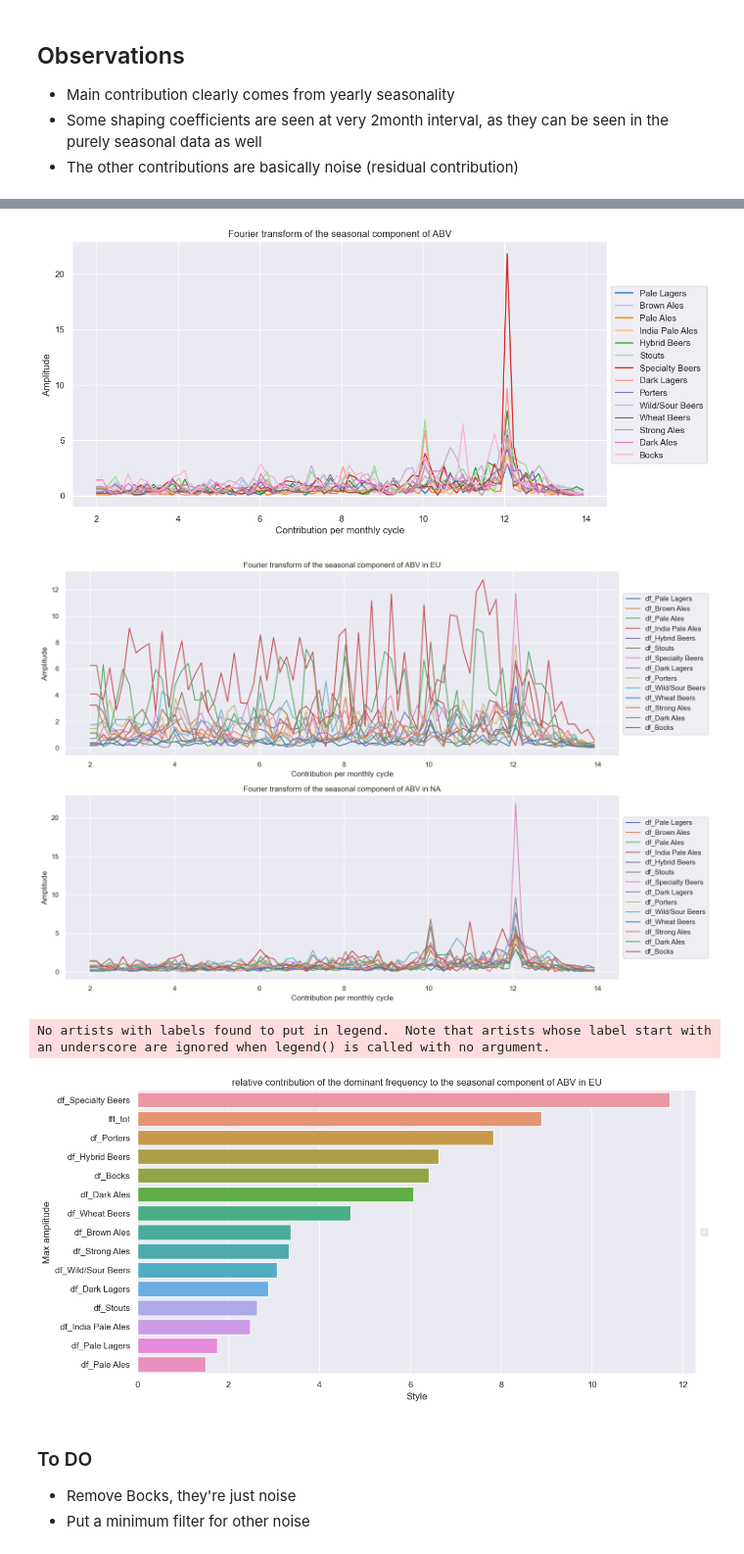
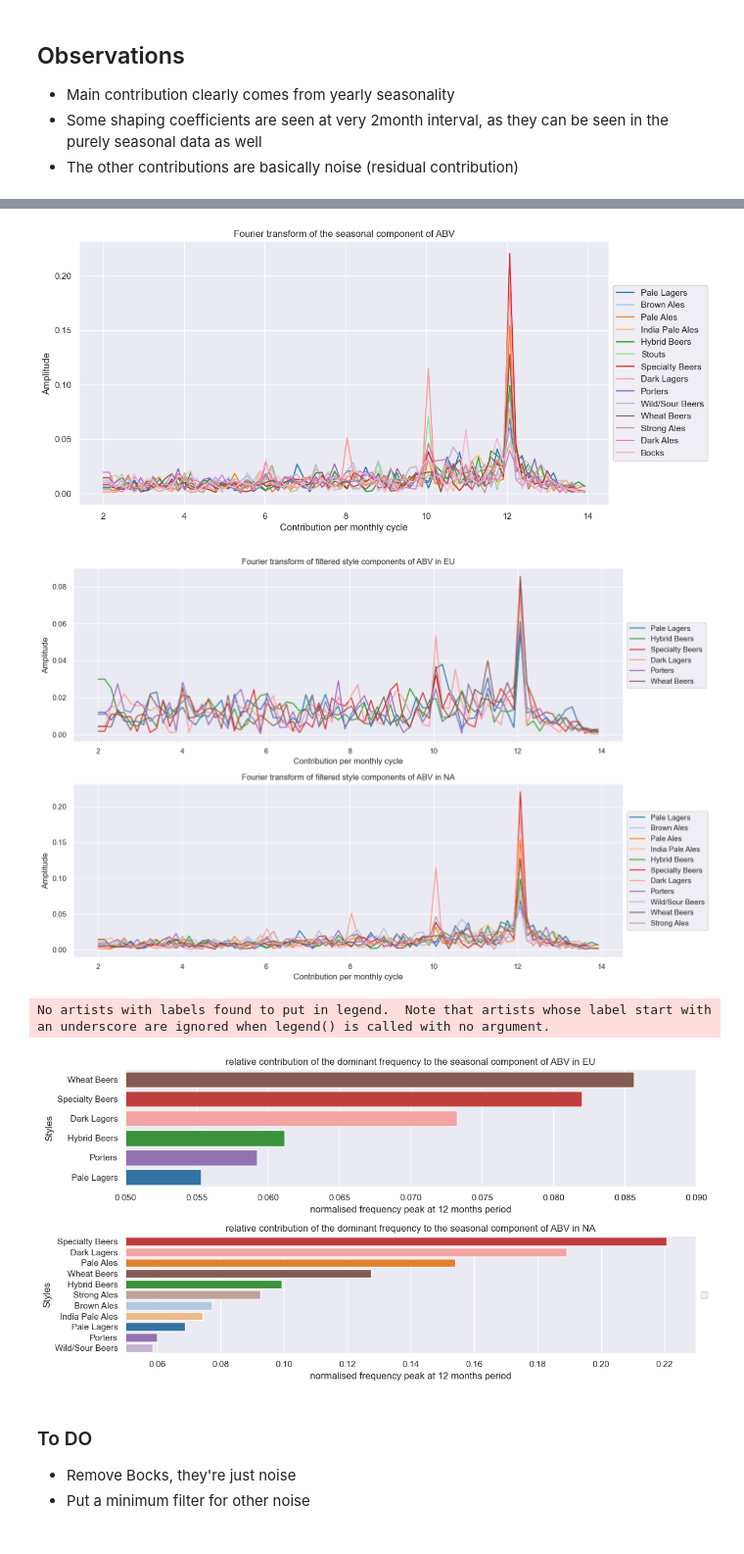
Before and after one commit to epfl-ada/ada-2023-project-welovepandas, a Jupyter notebook: Time_series.ipynb, the cells around one changed output, grey strips where cells are left out. Shown at 98% size. Saved outputs shown, nothing was run; the diff lists cells and outputs as text; code cells hidden in the pictures.

Commit message:
Added barplot for seasonality contribution

```diff
--- a/Time_series.ipynb
+++ b/Time_series.ipynb
@@ -223,7 +223,7 @@ def fourier_transform(list_df, names_list):
         # and multiply by 2 to account for the negative frequencies
         xf =  (xf[index] + 1) * 2
         yf =  yf[index]
-        yf = yf #/ sum(yf)
+        yf = yf / sum(yf) # normalise w.r.t. the peak to weaken those with lot of noise throughout the year -> highlight those that mainly peak once per year
         fft_df = pd.DataFrame({'fft': yf, 'time': xf})
         fft_dict[f"df_{names_list[val]}"] = fft_df
 
@@ -291,7 +291,7 @@ fft_dict_EU = fourier_transform(df_list_EU, names_list)
 # %%
 fft_dict_NA = fourier_transform(df_list_NA, names_list)
 # %% [output]
-[figure, old version]
+[figure, new version]
 # %%
 # filter dicts for styles with max fft value > 0.1
 
@@ -314,23 +319,23 @@ fft_dict_NA_filtered = filter_dict(fft_dict_NA, 0.1)
 # %%
 # plot the filtered dicts
 
-fig, axes = plt.subplots(2,1, figsize=(15,10))
-for key, df in fft_dict_EU_filtered.items():
-    sns.lineplot(data=df, x='time', y='fft', label=key, ax=axes[0])
+fig, axes = plt.subplots(2,1, figsize=(14,9))
+for val, (key, df) in enumerate(fft_dict_EU_filtered.items()):
+    sns.lineplot(data=df, x='time', y='fft', label=key[3:], ax=axes[0], color=palette[colors_EU[val]])
 axes[0].set(xlabel='Contribution per monthly cycle',
             ylabel='Amplitude',
-            title='Fourier transform of the seasonal component of ABV in EU')
+            title='Fourier transform of filtered style components of ABV in EU')
 axes[0].legend(loc='center left', bbox_to_anchor=(1, 0.5))
-for key, df in fft_dict_NA_filtered.items():
-    sns.lineplot(data=df, x='time', y='fft', label=key, ax=axes[1])
+for val, (key, df) in enumerate(fft_dict_NA_filtered.items()):
+    sns.lineplot(data=df, x='time', y='fft', label=key[3:], ax=axes[1], color=palette[colors_NA[val]])
 axes[1].set(xlabel='Contribution per monthly cycle',
             ylabel='Amplitude',
-            title='Fourier transform of the seasonal component of ABV in NA')
+            title='Fourier transform of filtered style components of ABV in NA')
 axes[1].legend(loc='center left', bbox_to_anchor=(1, 0.5))
 plt.tight_layout()
 plt.show()
 # %% [output]
-[figure, old version]
+[figure, new version]
 # %%
 # create a new dataframe that contains fft_dict['EU'] 'fft' and 'time' as well as all df's stored in df_dict_EU
 
@@ -339,9 +344,9 @@ fft_df_EU = fft_df_EU[['time', 'fft']]
 fft_df_EU = fft_df_EU.rename(columns={'fft': 'fft_tot'})
 
 # note that we merge closest on time
-for key, df in fft_dict_EU.items():
+for key, df in fft_dict_EU_filtered.items():
         fft_df_EU = pd.merge_asof(fft_df_EU, fft_dict_EU[key], on='time')
-        fft_df_EU = fft_df_EU.rename(columns={'fft': f'{key}'})
+        fft_df_EU = fft_df_EU.rename(columns={'fft': f'{key[3:]}'})
 
 # do the same for NA
 
@@ -350,38 +355,45 @@ fft_df_NA = fft_df_NA[['time', 'fft']]
 fft_df_NA = fft_df_NA.rename(columns={'fft': 'fft_tot'})
 
 # note that we merge closest on time
-for key, df in fft_dict_NA.items():
+for key, df in fft_dict_NA_filtered.items():
         fft_df_NA = pd.merge_asof(fft_df_NA, fft_dict_NA[key], on='time')
-        fft_df_NA = fft_df_NA.rename(columns={'fft': f'{key}'})
+        fft_df_NA = fft_df_NA.rename(columns={'fft': f'{key[3:]}'})
 
 # only keep values betweeen 11.5 and 12.5
 # %%
 # take max and index of the max of each column and plot them as scatter
 fft_df_EU = fft_df_EU[(fft_df_EU['time'] > 11.7) & (fft_df_EU['time'] < 12.3)]
 fft_df_NA = fft_df_NA[(fft_df_NA['time'] > 11.7) & (fft_df_NA['time'] < 12.3)]
 
-fft_df_EU.iloc[:, 1:].max()
-fft_df_EU.iloc[:, 1:].idxmax()
+max_df_EU = pd.DataFrame({'max': fft_df_EU.iloc[:, 2:].max(), 'index': fft_df_EU.iloc[:, 2:].idxmax()})
+max_df_NA = pd.DataFrame({'max': fft_df_NA.iloc[:, 2:].max(), 'index': fft_df_NA.iloc[:, 2:].idxmax()})
 
-max_df = pd.DataFrame({'max': fft_df_EU.iloc[:, 1:].max(), 'index': fft_df_EU.iloc[:, 1:].idxmax()})
+cols_EU = [palette[x] for x in colors_EU]
+max_df_EU['color'] = cols_EU # to maintain same colors for each style
 
-max_df = max_df[max_df > 0.03]
-max_df['max'] = max_df['max']
+cols_NA = [palette[x] for x in colors_NA]
+max_df_NA['color'] = cols_NA # to maintain same colors for each style
 
-max_df = max_df.reset_index().rename(columns={'level_0': 'style'}).sort_values(by='max', ascending=False)
+
+max_df_EU = max_df_EU.reset_index().rename(columns={'level_0': 'style'}).sort_values(by='max', ascending=False)
+max_df_NA = max_df_NA.reset_index().rename(columns={'level_0': 'style'}).sort_values(by='max', ascending=False)
 # plot the max values as scatter
 
-fig, ax = plt.subplots(figsize=(12,6))
-sns.barplot(data=max_df, y='style', x='max')
-ax.set(xlabel='Style', ylabel='Max amplitude',
-        title='relative contribution of the dominant frequency to the seasonal component of ABV in EU')
+
+fig, ax = plt.subplots(2,1, figsize=(12,6))
+sns.barplot(data=max_df_EU, y='style', x='max', ax=ax[0], palette=max_df_EU['color'])
+ax[0].set(xlabel='normalised frequency peak at 12 months period', ylabel='Styles',
+        title='relative contribution of the dominant frequency to the seasonal component of ABV in EU', xlim=(0.05, 0.09))
+sns.barplot(data=max_df_NA, y='style', x='max', ax=ax[1], palette=max_df_NA['color'])
+ax[1].set(xlabel='normalised frequency peak at 12 months period', ylabel='Styles',
+        title='relative contribution of the dominant frequency to the seasonal component of ABV in NA', xlim=(0.05, 0.23))
 
 plt.legend(loc='center left', bbox_to_anchor=(1, 0.5))
 plt.tight_layout()
 plt.show()
 # %% [output]
 No artists with labels found to put in legend.  Note that artists whose label start with an underscore are ignored when legend() is called with no argument.
-[figure, old version]
+[figure, new version]
 # %% [markdown]
 ### To DO
 - Remove Bocks, they're just noise
```
Also changed, not shown: parts of 7 cells of this notebook.
